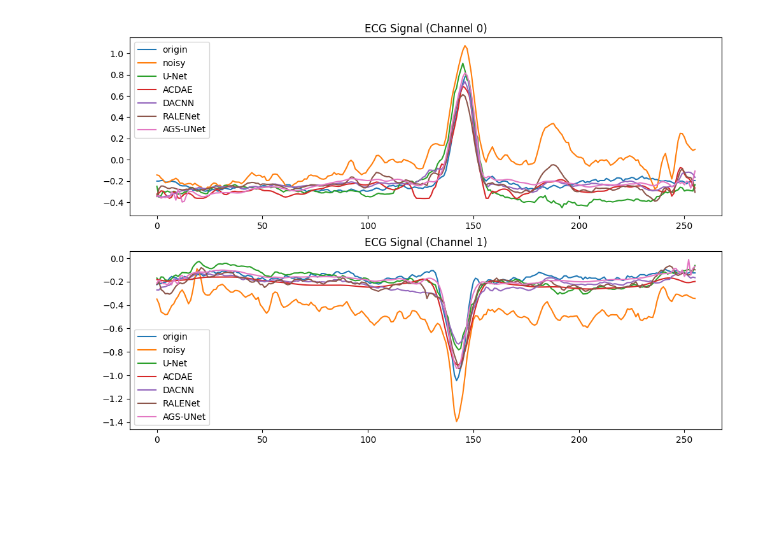
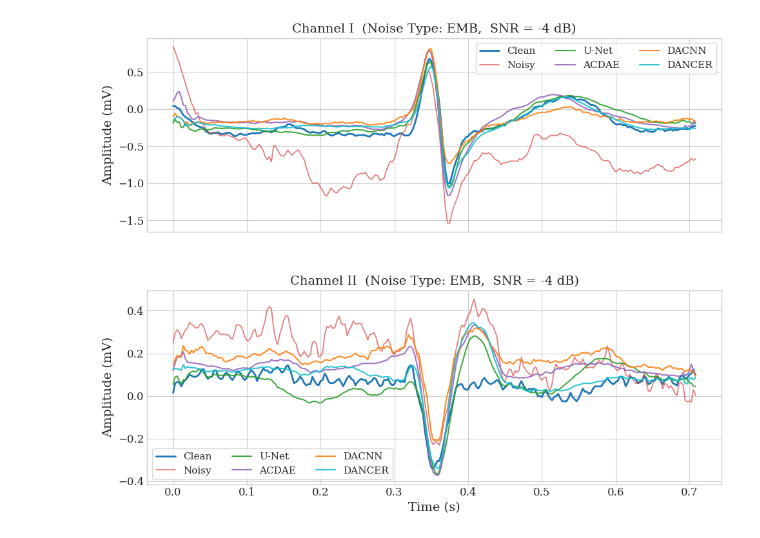
Before and after one commit to mallocobject/DANCE, a Jupyter notebook: main.ipynb, the cells around one changed output. Saved outputs shown, nothing was run; the diff lists cells and outputs as text; code cells hidden in the pictures; blank space fills up the shorter version.

```diff
--- a/main.ipynb
+++ b/main.ipynb
@@ -13,6 +13,9 @@ from models import *
 
 model_dict = {
 	"U-Net": UNet,
+    "ACDAE": ACDAE,
+    "DACNN": DACNN,
+    "DANCER": DANCER,
 }
 # %%
 noise_type = "emb"
@@ -53,41 +80,65 @@ plt.show()
 # %%
-model_name = "U-Net"  # Change this to test different models
+# model_name = "U-Net"  # Change this to test different models
 
 denoised_output_dict = {}
 for model_name in model_dict.keys():
 	model = model_dict[model_name]()
 	model.load_state_dict(torch.load(f"./checkpoints/best_{model_name}_{noise_type}_snr_{snr_db}.pth", map_location="cpu"))
 	model.eval()
 
 	with torch.no_grad():
 		noisy_input = torch.tensor(noisy)
 		noisy_input = noisy_input.unsqueeze(0)  # Add batch dimension
 		denoised_output = model(noisy_input)
 
 	denoised_output = denoised_output.squeeze(0)  # Remove batch dimension
 
 	denoised_output = denoised_output * std + mean
 
 	denoised_output_dict[model_name] = denoised_output
 
 
-plt.figure(figsize=(12, 8))
-plt.subplot(2, 1, 1)
-plt.plot(clean[0], label="origin")
-plt.plot(ori_noisy[0], label="noisy")
-for model_name, denoised_output in denoised_output_dict.items():
-	plt.plot(denoised_output[0], label=f"{model_name}")
-plt.title("ECG Signal (Channel 0)")
-plt.legend()
+time = np.arange(clean.shape[-1]) / 360  # 假设采样率250Hz
+colors = {
+    "Clean": "#1f77b4",
+    "Noisy": "#d62728",
+}
+model_colors = [
+    "#2ca02c", "#9467bd", "#ff7f0e", "#17becf", "#8c564b", "#e377c2"
+]  # 不同模型配色
 
-plt.subplot(2, 1, 2)
-plt.plot(clean[1], label="origin")
-plt.plot(ori_noisy[1], label="noisy")
-for model_name, denoised_output in denoised_output_dict.items():
-	plt.plot(denoised_output[1], label=f"{model_name}")
-plt.title("ECG Signal (Channel 1)")
-plt.legend()
+fig, axes = plt.subplots(2, 1, figsize=(10, 8), sharex=True)
 
+# -------- 通道 1 --------
+axes[0].plot(time, clean[0].numpy(), label="Clean", color=colors["Clean"], linewidth=2.0)
+axes[0].plot(time, ori_noisy[0].numpy(), label="Noisy", color=colors["Noisy"], alpha=0.6, linewidth=1.3)
+
+for i, (model_name, denoised_output) in enumerate(denoised_output_dict.items()):
+    axes[0].plot(time, denoised_output[0].numpy(), label=model_name, color=model_colors[i % len(model_colors)], alpha=0.9)
+
+axes[0].set_ylabel("Amplitude (mV)")
+axes[0].set_title(f"Channel I  (Noise Type: {noise_type.upper()},  SNR = {snr_db} dB)")
+axes[0].legend(ncol=3, frameon=True)
+
+# -------- 通道 2 --------
+axes[1].plot(time, clean[1].numpy(), label="Clean", color=colors["Clean"], linewidth=2.0)
+axes[1].plot(time, ori_noisy[1].numpy(), label="Noisy", color=colors["Noisy"], alpha=0.6, linewidth=1.3)
+
+for i, (model_name, denoised_output) in enumerate(denoised_output_dict.items()):
+    axes[1].plot(time, denoised_output[1].numpy(), label=model_name, color=model_colors[i % len(model_colors)], alpha=0.9)
+
+axes[1].set_xlabel("Time (s)")
+axes[1].set_ylabel("Amplitude (mV)")
+axes[1].set_title(f"Channel II  (Noise Type: {noise_type.upper()},  SNR = {snr_db} dB)")
+axes[1].legend(ncol=3, frameon=True)
+
+plt.tight_layout(pad=1.2)
+plt.subplots_adjust(hspace=0.3)
+
+# --------------------------
+# 保存高分辨率图
+# --------------------------
+plt.savefig(f"ecg_denoising_comparison.png", dpi=400, bbox_inches="tight")
 plt.show()
 # %% [output]
-[figure, old version]
+[figure, new version]
```
Also changed, not shown: parts of 1 cell of this notebook, 11 other files.
